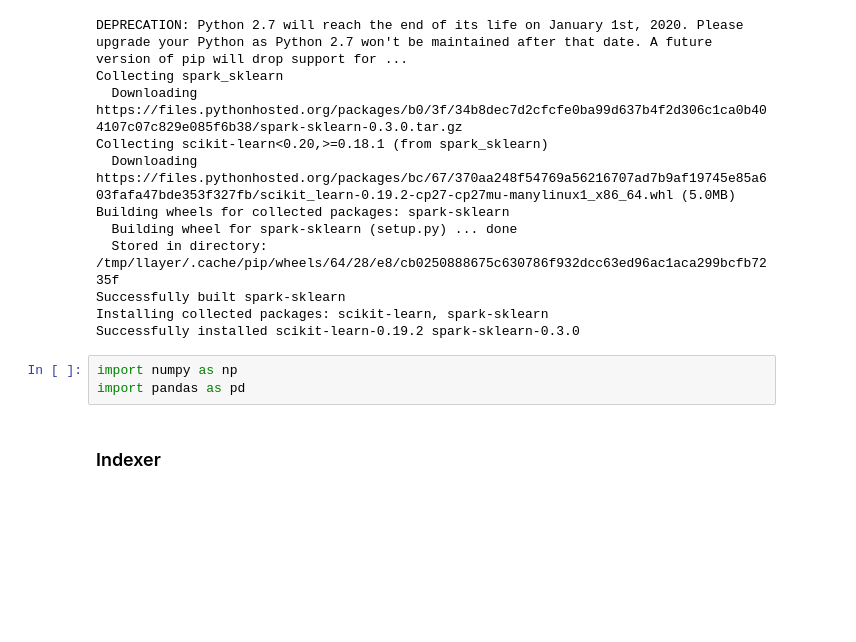
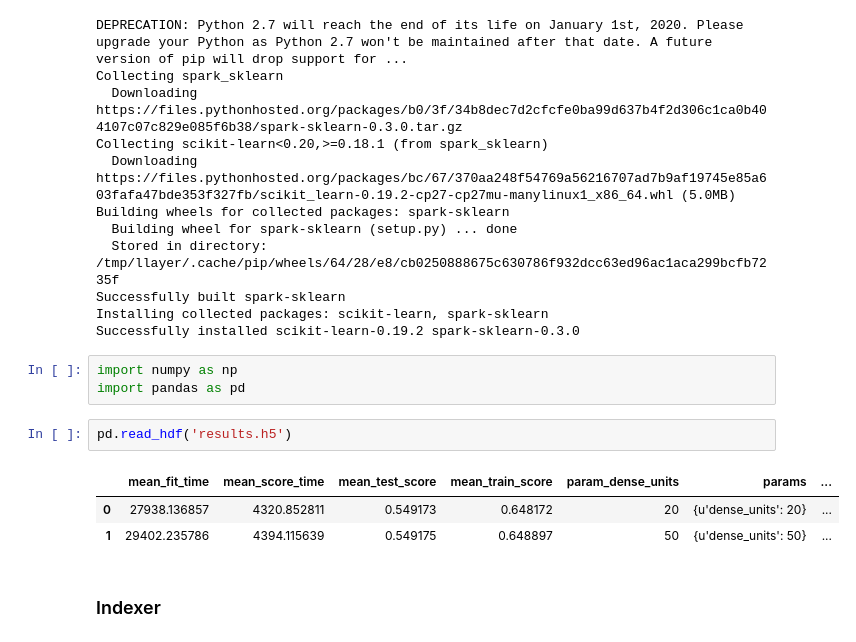
Before and after one commit to llayer/AIErrorLogAnalysis, a Jupyter notebook: training/train_on_spark.ipynb, the cells around one changed output. Saved outputs shown, nothing was run; the diff lists cells and outputs as text; blank space fills up the shorter version.

Commit message:
add spark training

```diff
--- a/training/train_on_spark.ipynb
+++ b/training/train_on_spark.ipynb
@@ -17,6 +17,12 @@ Successfully installed scikit-learn-0.19.2 spark-sklearn-0.3.0
 # %%
 import numpy as np
 import pandas as pd
+# %%
+pd.read_hdf('results.h5')
+# %% [output]
+|  | mean_fit_time | mean_score_time | mean_test_score | mean_train_score | param_dense_units | params | ... |
+| 0 | 27938.136857 | 4320.852811 | 0.549173 | 0.648172 | 20 | {u'dense_units': 20} | ... |
+| 1 | 29402.235786 | 4394.115639 | 0.549175 | 0.648897 | 50 | {u'dense_units': 50} | ... |
 # %% [markdown]
 ### Indexer
 # %%
```
Also changed, not shown: parts of 26 cells of this notebook.
